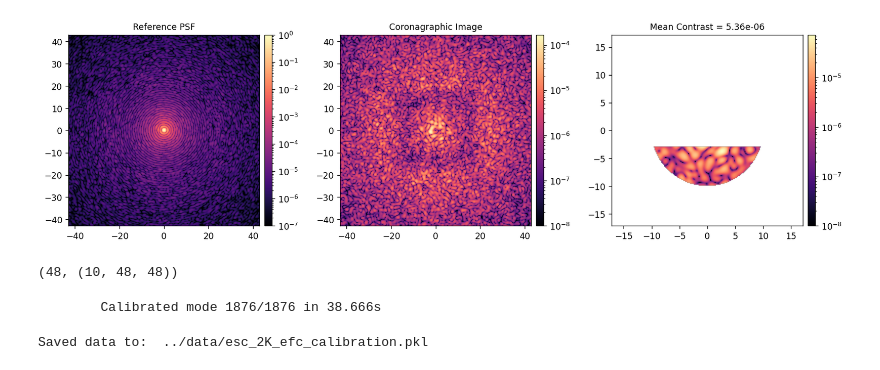
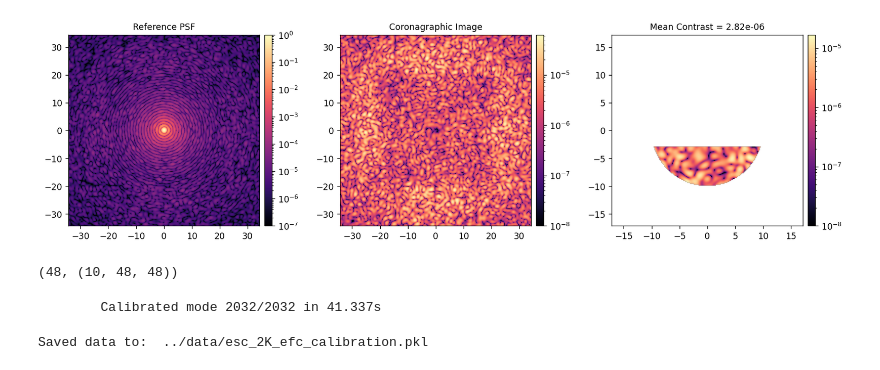
Before and after one commit to kian1377/esc-psf, a Jupyter notebook: notebooks/esc_2K_efc.ipynb, the cells around one changed output. Drawn from its saved outputs; the diff is of its cells as text; code cells hidden in the pictures.

```diff
--- a/notebooks/esc_2K_efc.ipynb
+++ b/notebooks/esc_2K_efc.ipynb
@@ -31,51 +31,55 @@ SCoOB interface does not have the required packages to operate.
 wfe_data = utils.load_pickle('../data/example_wfe_data_2K.pkl')
 # %%
 reload(esc)
+
+WFE_SCALE_FACTOR = 1
+
 M = esc.single(
+    wavelength_c=wavelength_c,
     Nact=wfe_data['Nact'],
     total_pupil_diam=wfe_data['total_pupil_diam'],
     dm_beam_diam=wfe_data['dm_beam_diam'],
     act_spacing=wfe_data['act_spacing'],
-    dm_ref=wfe_data['DM_FLAT'],
-    wavelength_c=500e-9,
+    dm_ref=WFE_SCALE_FACTOR*wfe_data['DM_FLAT'],
 )
+M.ncamsci = 400
 
 M.PREFPM_AMP = wfe_data['PREFPM_AMP']
-M.PREFPM_OPD = wfe_data['PREFPM_OPD']
+M.PREFPM_OPD = WFE_SCALE_FACTOR * wfe_data['PREFPM_OPD']
 M.POSTFPM_AMP = wfe_data['POSTFPM_AMP']
 M.POSTFPM_OPD = wfe_data['POSTFPM_OPD']
 M.RLS_AMP = wfe_data['RLS_AMP']
 M.RLS_OPD = wfe_data['RLS_OPD']
 
 iwa = 3
 owa = 10
 control_mask = utils.create_annular_focal_plane_mask(
     M.ncamsci,
     M.camsci_pxscl_lamD,
     iwa,
     owa,
     edge=iwa,
     rotation=90,
 )
 
 M.Imax_ref = 1
 M.use_vortex = 0
 ref_psf = M.snap_camsci()
 M.Imax_ref = xp.max(ref_psf)
 
 M.use_vortex = 1
 camsci_im0 = M.snap_camsci()
 mean_contrast = xp.mean(camsci_im0[control_mask])
 
 utils.imshow(
     [ref_psf/M.Imax_ref, camsci_im0, camsci_im0*control_mask],
     titles=['Reference PSF', 'Coronagraphic Image', f'Mean Contrast = {mean_contrast:.2e}'],
     pxscls=3*[M.camsci_pxscl_lamDc],
     norms=[LogNorm(1e-7), LogNorm(1e-8), LogNorm(1e-8)],
     npix=[None, None, 200],
 )
 # %% [output]
-[figure, old version]
+[figure, new version]
 # %%
 M.Nact, M.dm_channels.shape
 # %% [output]
@@ -90,7 +94,7 @@ jac = efc.compute_jacobian(
     plot=True,
 )
 # %% [output]
-        Calibrated mode 1876/1876 in 38.666s
+        Calibrated mode 2032/2032 in 41.337s
 # %%
 calib_data = {
     'jacobian':jac,
```
Also changed, not shown: parts of 5 cells of this notebook, 4 other files.
